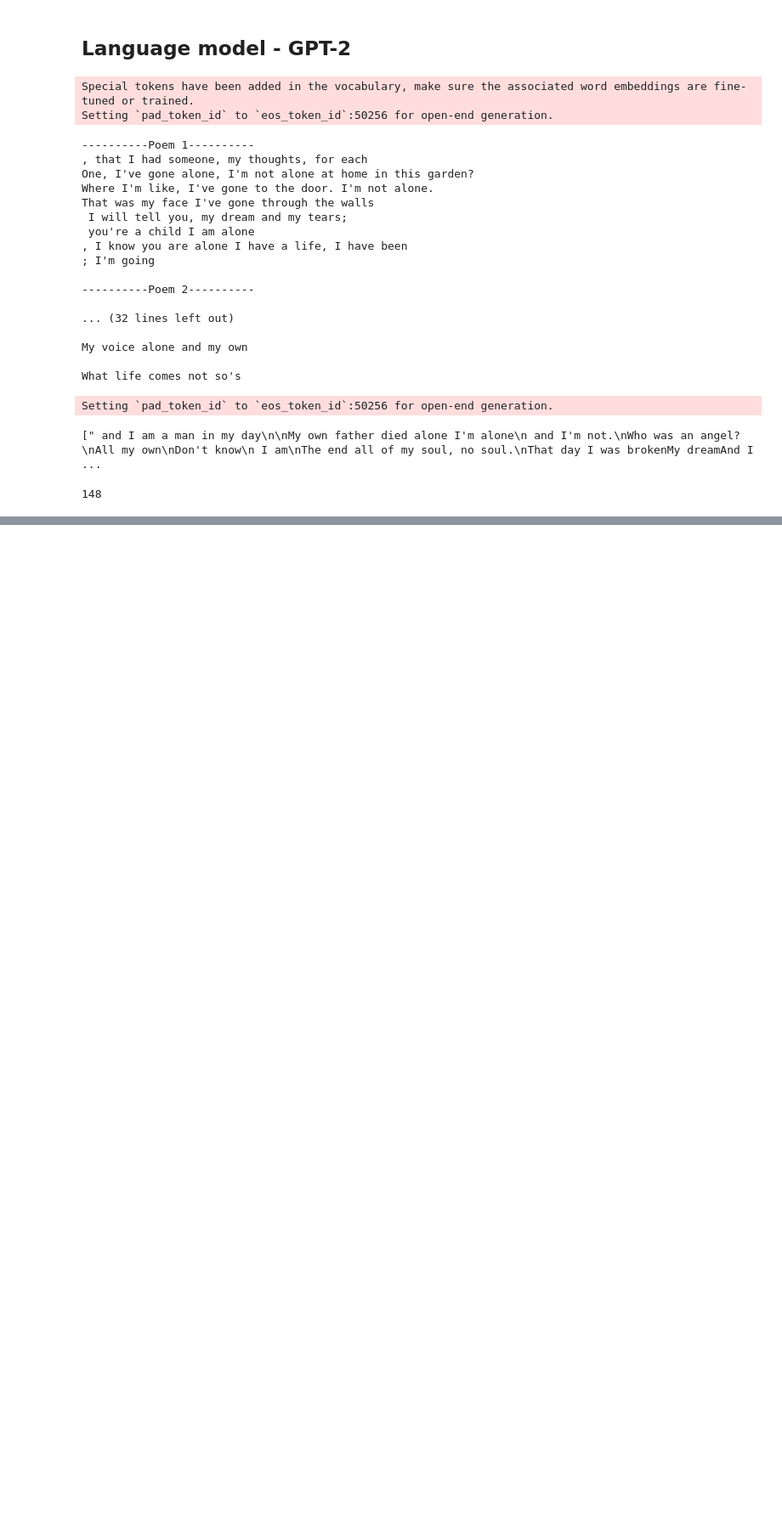
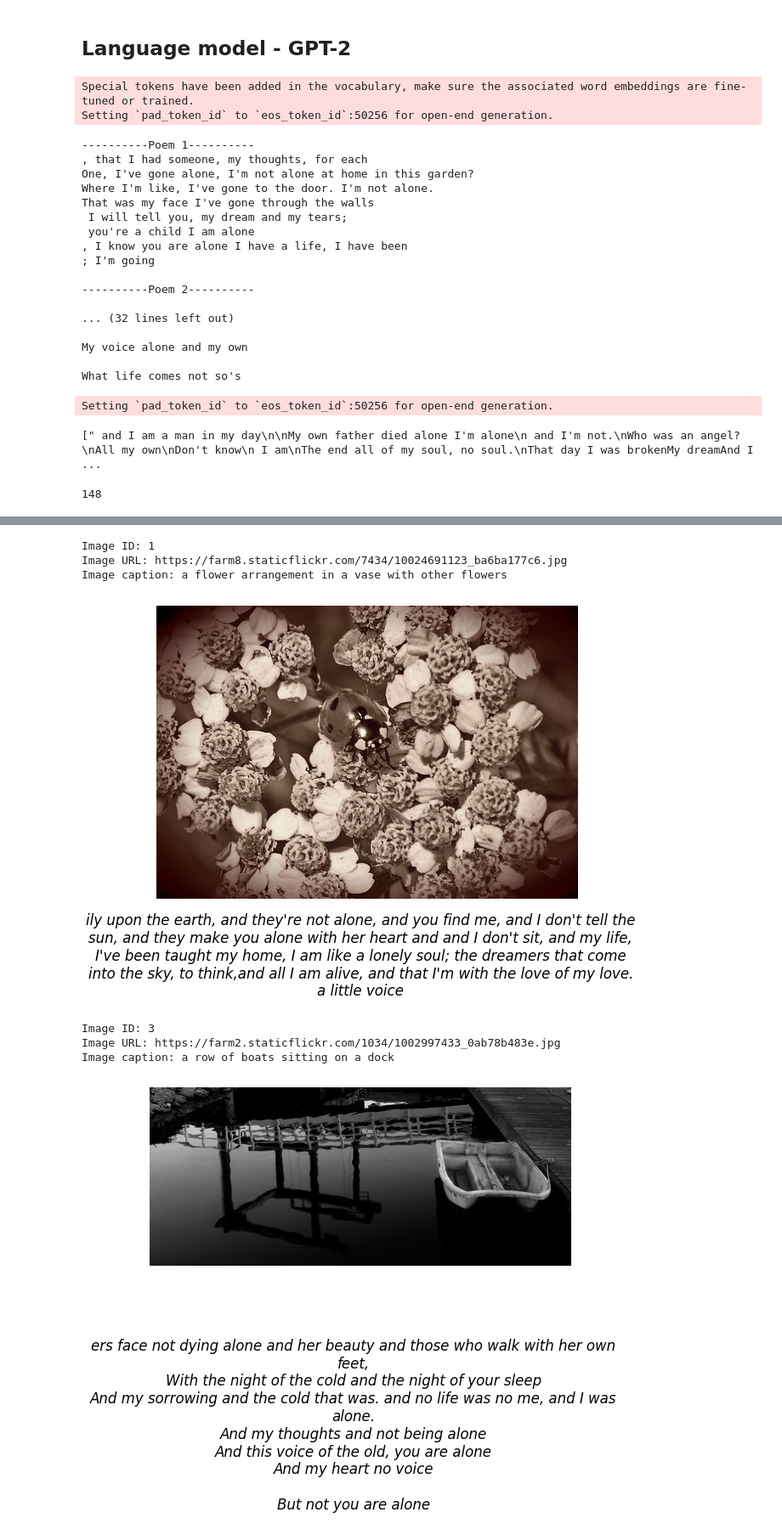
Before and after one commit to LukasLeindals/image-to-poem, a Jupyter notebook: notebooks/model_exploration.ipynb, the cells around one changed output, grey strips where cells are left out. Shown at 85% size. Cells and saved outputs as stored; diff of their text form; code cells hidden in the pictures; blank space fills up the shorter version.

```diff
--- a/notebooks/model_exploration.ipynb
+++ b/notebooks/model_exploration.ipynb
@@ -115,0 +94,10 @@ GPT2LMHeadModel(
+# %%
+from image_to_poem.poem_generator import PoemGenerator
+import matplotlib.pyplot as plt
+import json
+from PIL import Image
+
+poem_generator = PoemGenerator(lm_model = "../models/language_models/model_20231123_190606/model/")
+
+# generate poems from images
+poems = poem_generator.image_to_poem(["../data/poem_images/1.jpg", "../data/poem_images/3.jpg"])
@@ -115,0 +120,37 @@ GPT2LMHeadModel(
+# %%
+# load image json
+image_json = json.load(open("../data/multim_poem.json"))
+
+# choose random image
+idxs = [1, 3]
+
+for i, idx in enumerate(idxs):
+    # extract from generation
+    poem = poems[i]["generated_poem"]
+    image_path = poems[i]["image_path"]
+    desc = poems[i]["image_desc"]
+
+    # print info
+    print("Image ID:", image_json[idx]["id"])
+    print("Image URL:", image_json[idx]["image_url"])
+    print("Image caption:", desc)
+
+    # display image
+    img = Image.open(image_path)
+    plt.imshow(img)
+    plt.axis('off')
+
+    y_text = 0.1 if img.size[0] > img.size[1] else img.size[0]/img.size[1]*0.1
+    plt.figtext(0.5, y_text, poem, horizontalalignment='center', fontsize=12, verticalalignment ="top", style ="italic", wrap=True)
+    # plt.figtext(0.5, y_text, image_json[idx]["poem"], horizontalalignment='center', fontsize=12, verticalalignment ="top", style ="italic", wrap=True)
+
+    plt.show()
+# %% [output]
+Image ID: 1
+Image URL: https://farm8.staticflickr.com/7434/10024691123_ba6ba177c6.jpg
+Image caption: a flower arrangement in a vase with other flowers
+[figure, added]
+Image ID: 3
+Image URL: https://farm2.staticflickr.com/1034/1002997433_0ab78b483e.jpg
+Image caption: a row of boats sitting on a dock
+[figure, added]
```
Also changed, not shown: parts of 5 cells of this notebook, 2 other files.
